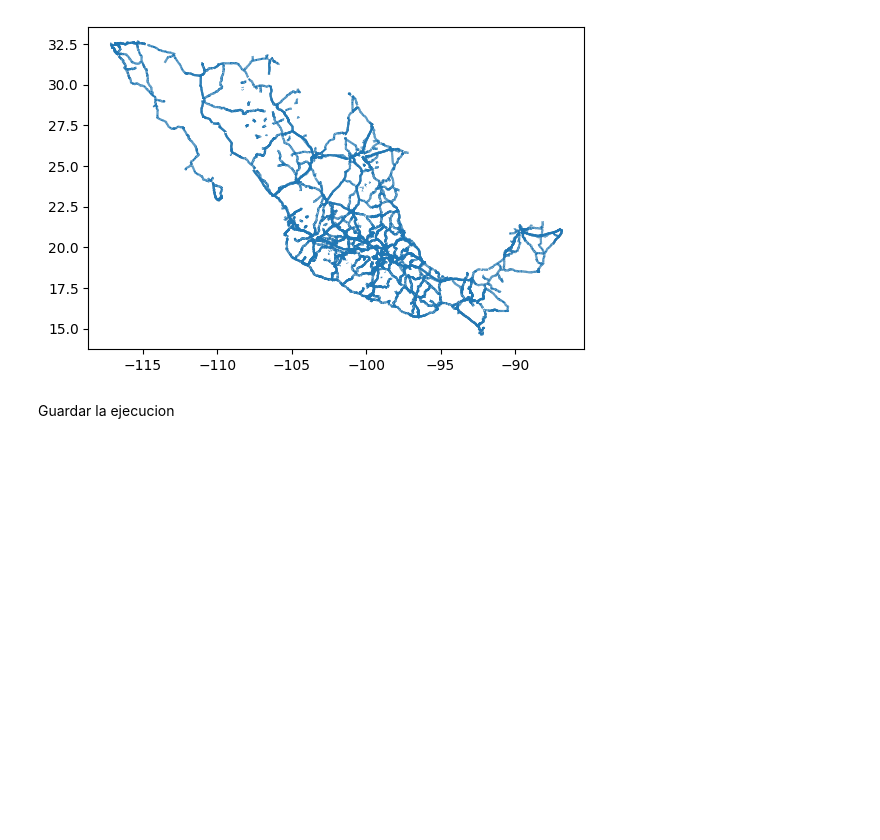
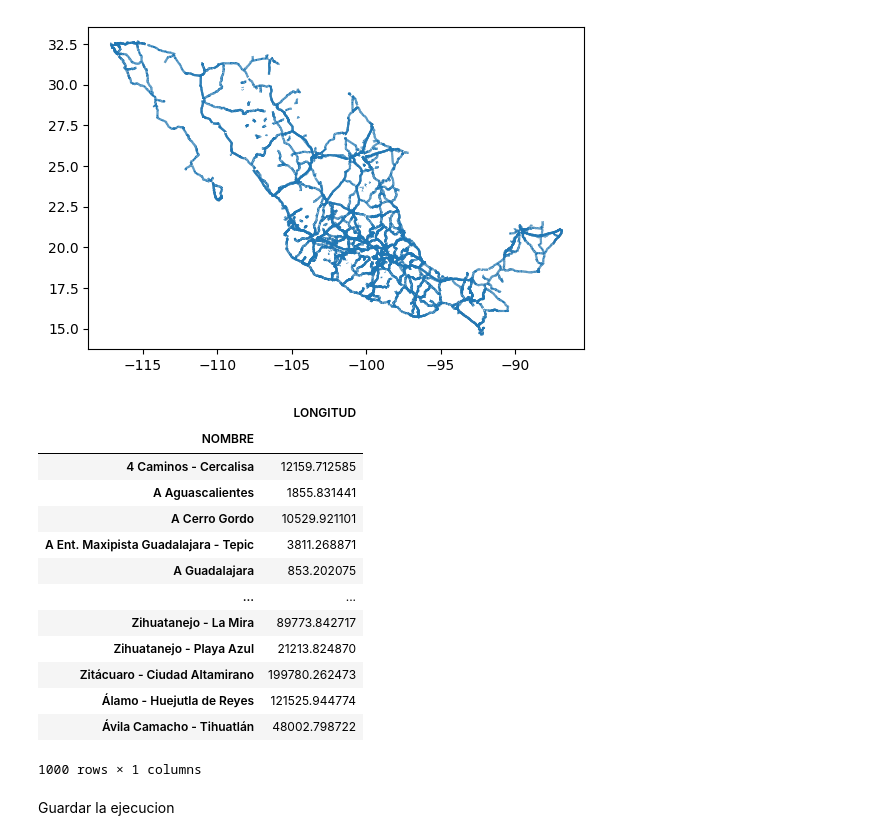
Before and after one commit to JorgeICS/Primeos_Analisis_Geopandas, a Jupyter notebook: RNC_Carrerteras_federales.ipynb, the cells around one changed output. Saved outputs shown, nothing was run; the diff lists cells and outputs as text; code cells hidden in the pictures; blank space fills up the shorter version.

Commit message:
Filtrado de carreteras federales de la red vial total

```diff
--- a/RNC_Carrerteras_federales.ipynb
+++ b/RNC_Carrerteras_federales.ipynb
@@ -103,6 +103,27 @@ carreteras_federales.plot()
 # %% [output]
 <Axes: >
 [figure]
+# %%
+carreteras_longitud = carreteras_federales.groupby('NOMBRE').agg({
+    'LONGITUD': 'sum',
+    })
+
+carreteras_longitud
+# %% [output]
+|  | LONGITUD |
+| NOMBRE |  |
+| 4 Caminos - Cercalisa | 12159.712585 |
+| A Aguascalientes | 1855.831441 |
+| A Cerro Gordo | 10529.921101 |
+| A Ent. Maxipista Guadalajara - Tepic | 3811.268871 |
+| A Guadalajara | 853.202075 |
+| ... | ... |
+| Zihuatanejo - La Mira | 89773.842717 |
+| Zihuatanejo - Playa Azul | 21213.824870 |
+| Zitácuaro - Ciudad Altamirano | 199780.262473 |
+| Álamo - Huejutla de Reyes | 121525.944774 |
+| Ávila Camacho - Tihuatlán | 48002.798722 |
+1000 rows × 1 columns
 # %% [markdown]
 Guardar la ejecucion
 # %%
```
Also changed, not shown: parts of 1 cell of this notebook.
